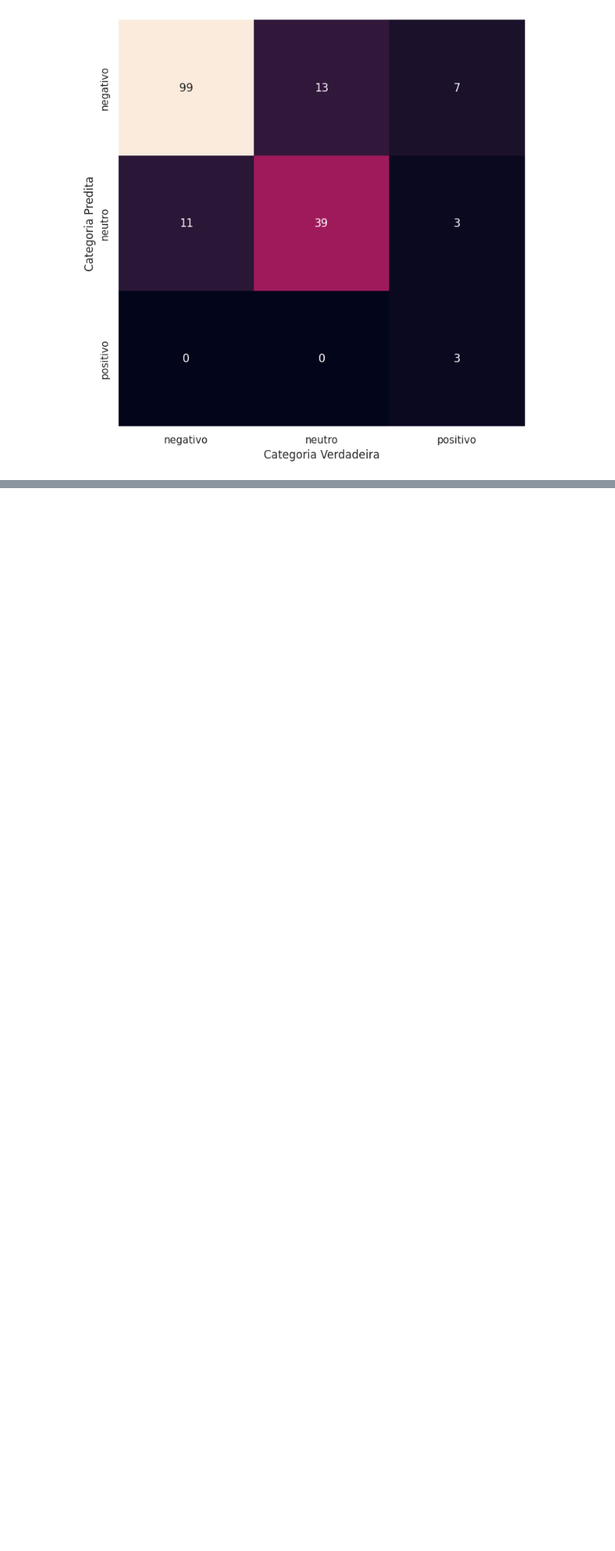
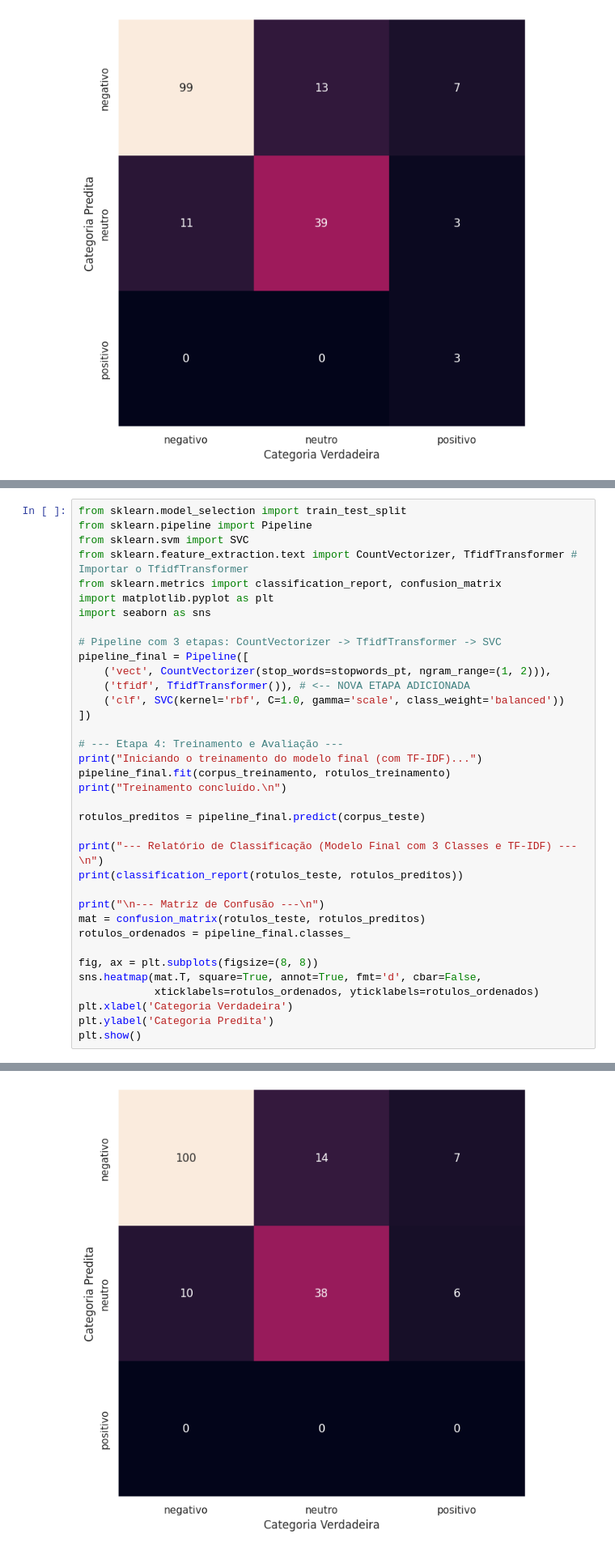
Before and after one commit to marcospontoexe/PUC, a Jupyter notebook: Processamento de Linguagem natural (PLN)/Atividade_somativa_2.ipynb, the cells around one changed output, grey strips where cells are left out. Shown at 81% size. Cells and saved outputs as stored; diff of their text form; blank space fills up the shorter version.

```diff
--- a/Processamento de Linguagem natural (PLN)/Atividade_somativa_2.ipynb
+++ b/Processamento de Linguagem natural (PLN)/Atividade_somativa_2.ipynb
@@ -780,0 +723,37 @@ plt.show()
+# %%
+from sklearn.model_selection import train_test_split
+from sklearn.pipeline import Pipeline
+from sklearn.svm import SVC
+from sklearn.feature_extraction.text import CountVectorizer, TfidfTransformer # Importar o TfidfTransformer
+from sklearn.metrics import classification_report, confusion_matrix
+import matplotlib.pyplot as plt
+import seaborn as sns
+
+# Pipeline com 3 etapas: CountVectorizer -> TfidfTransformer -> SVC
+pipeline_final = Pipeline([
+    ('vect', CountVectorizer(stop_words=stopwords_pt, ngram_range=(1, 2))),
+    ('tfidf', TfidfTransformer()), # <-- NOVA ETAPA ADICIONADA
+    ('clf', SVC(kernel='rbf', C=1.0, gamma='scale', class_weight='balanced'))
+])
+
+# --- Etapa 4: Treinamento e Avaliação ---
+print("Iniciando o treinamento do modelo final (com TF-IDF)...")
+pipeline_final.fit(corpus_treinamento, rotulos_treinamento)
+print("Treinamento concluído.\n")
+
+rotulos_preditos = pipeline_final.predict(corpus_teste)
+
+print("--- Relatório de Classificação (Modelo Final com 3 Classes e TF-IDF) ---\n")
+print(classification_report(rotulos_teste, rotulos_preditos))
+
+print("\n--- Matriz de Confusão ---\n")
+mat = confusion_matrix(rotulos_teste, rotulos_preditos)
+rotulos_ordenados = pipeline_final.classes_
+
+fig, ax = plt.subplots(figsize=(8, 8))
+sns.heatmap(mat.T, square=True, annot=True, fmt='d', cbar=False,
+            xticklabels=rotulos_ordenados, yticklabels=rotulos_ordenados)
+plt.xlabel('Categoria Verdadeira')
+plt.ylabel('Categoria Predita')
+plt.show()
+# %% [output]
@@ -780,0 +777 @@ plt.show()
+[figure, added]
```
Also changed, not shown: parts of 4 cells of this notebook.
